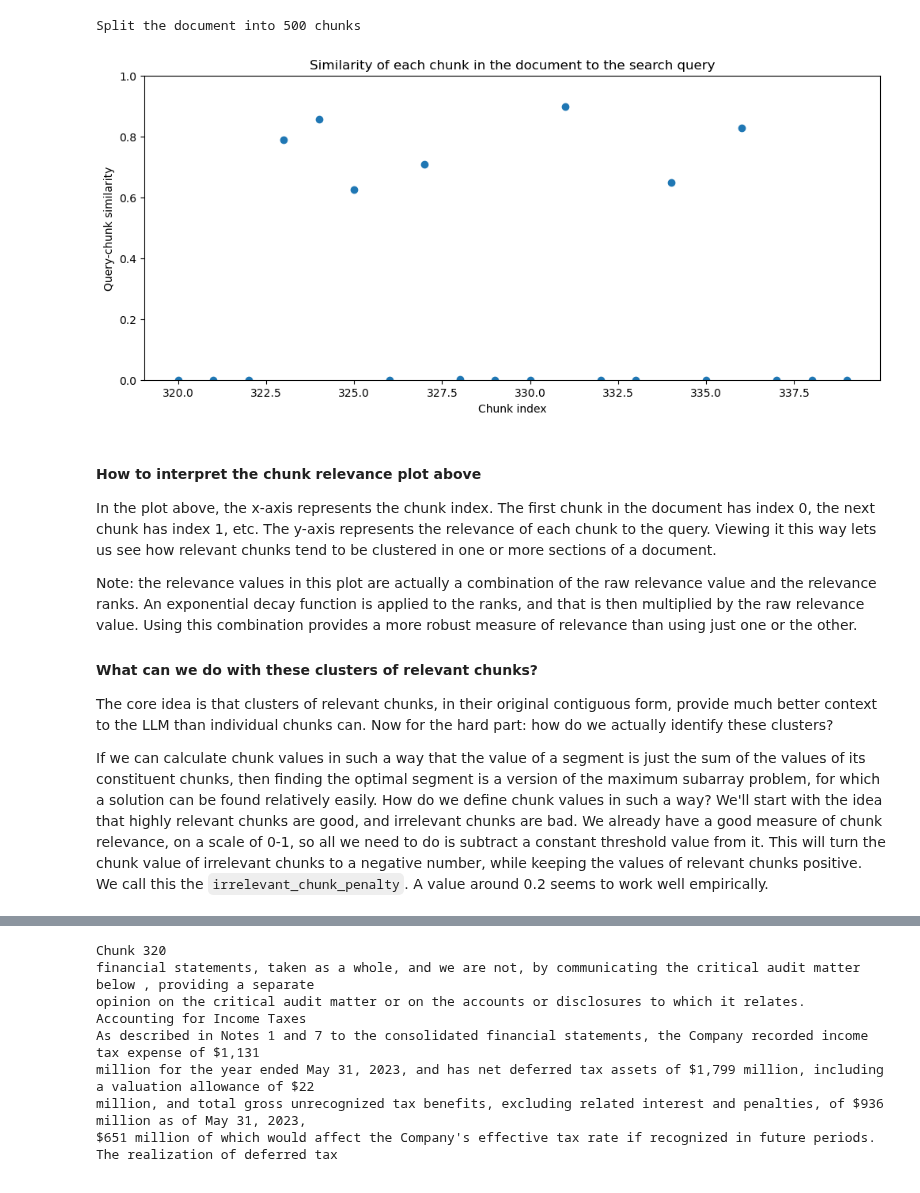
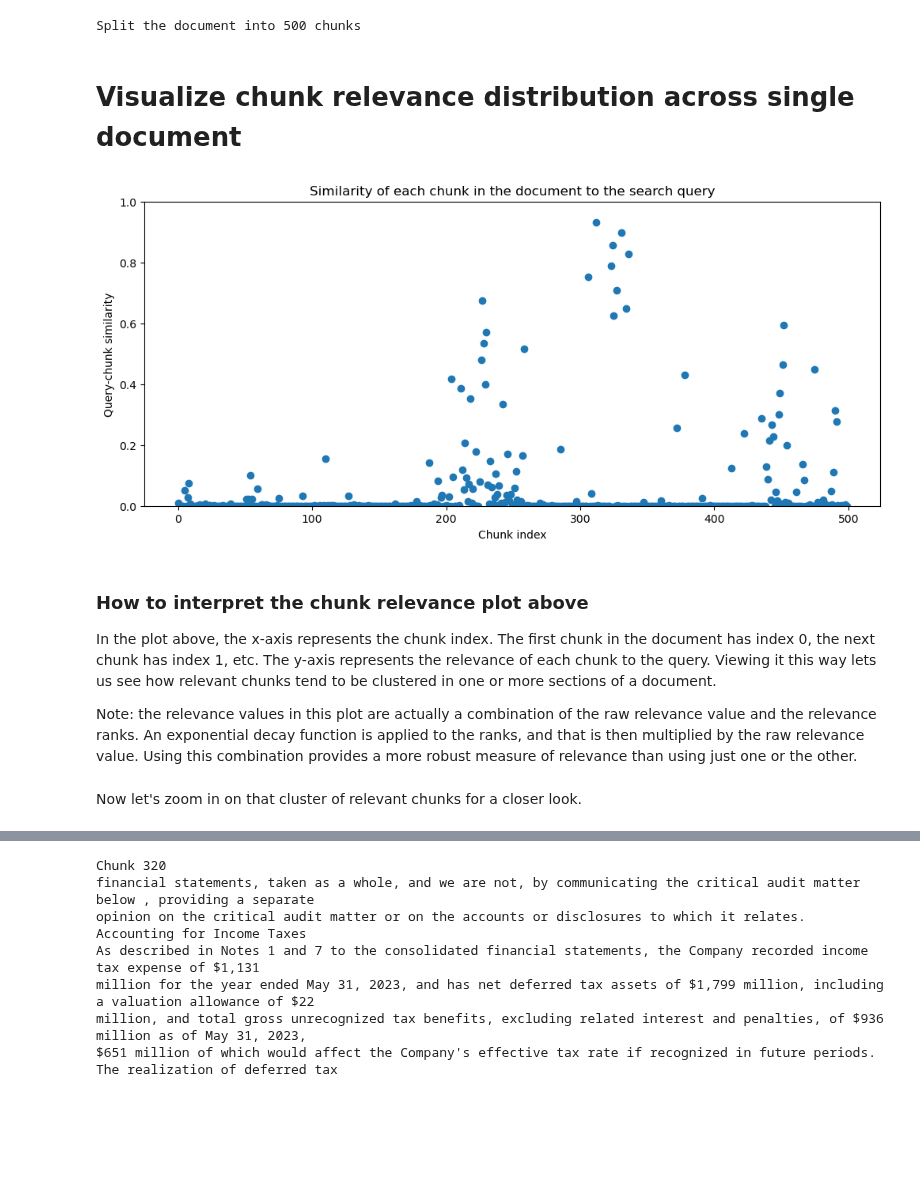
Before and after one commit to NirDiamant/RAG_Techniques, a Jupyter notebook: all_rag_techniques/relevant_segment_extraction.ipynb, the cells around one changed output, grey strips where cells are left out. Drawn from its saved outputs; the diff is of its cells as text; code cells hidden in the pictures; blank space fills up the shorter version.

```diff
--- a/all_rag_techniques/relevant_segment_extraction.ipynb
+++ b/all_rag_techniques/relevant_segment_extraction.ipynb
@@ -88,4 +87,6 @@ chunks = split_into_chunks(text, chunk_size=800)
 print (f"Split the document into {len(chunks)} chunks")
 # %% [output]
 Split the document into 500 chunks
+# %% [markdown]
+# Visualize chunk relevance distribution across single document
 # %%
@@ -104,20 +94,14 @@ Split the document into 500 chunks
 query = "Nike consolidated financial statements"
 
 similarity_scores, chunk_values = rerank_chunks(query, chunks)
-# %%
-#plot_relevance_scores(chunk_values)
-#plot_relevance_scores(chunk_values, 300, 350)
-plot_relevance_scores(chunk_values, 320, 340)
-#plot_relevance_scores(similarity_scores, 320, 340)
-# %% [output]
-[figure, removed]
+# %%
+plot_relevance_scores(chunk_values)
+# %% [output]
+[figure, added]
 # %% [markdown]
-#### How to interpret the chunk relevance plot above
+### How to interpret the chunk relevance plot above
 In the plot above, the x-axis represents the chunk index. The first chunk in the document has index 0, the next chunk has index 1, etc. The y-axis represents the relevance of each chunk to the query. Viewing it this way lets us see how relevant chunks tend to be clustered in one or more sections of a document.
 
 Note: the relevance values in this plot are actually a combination of the raw relevance value and the relevance ranks. An exponential decay function is applied to the ranks, and that is then multiplied by the raw relevance value. Using this combination provides a more robust measure of relevance than using just one or the other.
-
-#### What can we do with these clusters of relevant chunks?
-The core idea is that clusters of relevant chunks, in their original contiguous form, provide much better context to the LLM than individual chunks can. Now for the hard part: how do we actually identify these clusters?
-
-If we can calculate chunk values in such a way that the value of a segment is just the sum of the values of its constituent chunks, then finding the optimal segment is a version of the maximum subarray problem, for which a solution can be found relatively easily. How do we define chunk values in such a way? We'll start with the idea that highly relevant chunks are good, and irrelevant chunks are bad. We already have a good measure of chunk relevance, on a scale of 0-1, so all we need to do is subtract a constant threshold value from it. This will turn the chunk value of irrelevant chunks to a negative number, while keeping the values of relevant chunks positive. We call this the `irrelevant_chunk_penalty`. A value around 0.2 seems to work well empirically.
+# %% [markdown]
+Now let's zoom in on that cluster of relevant chunks for a closer look.
```
Also changed, not shown: parts of 12 cells of this notebook.
